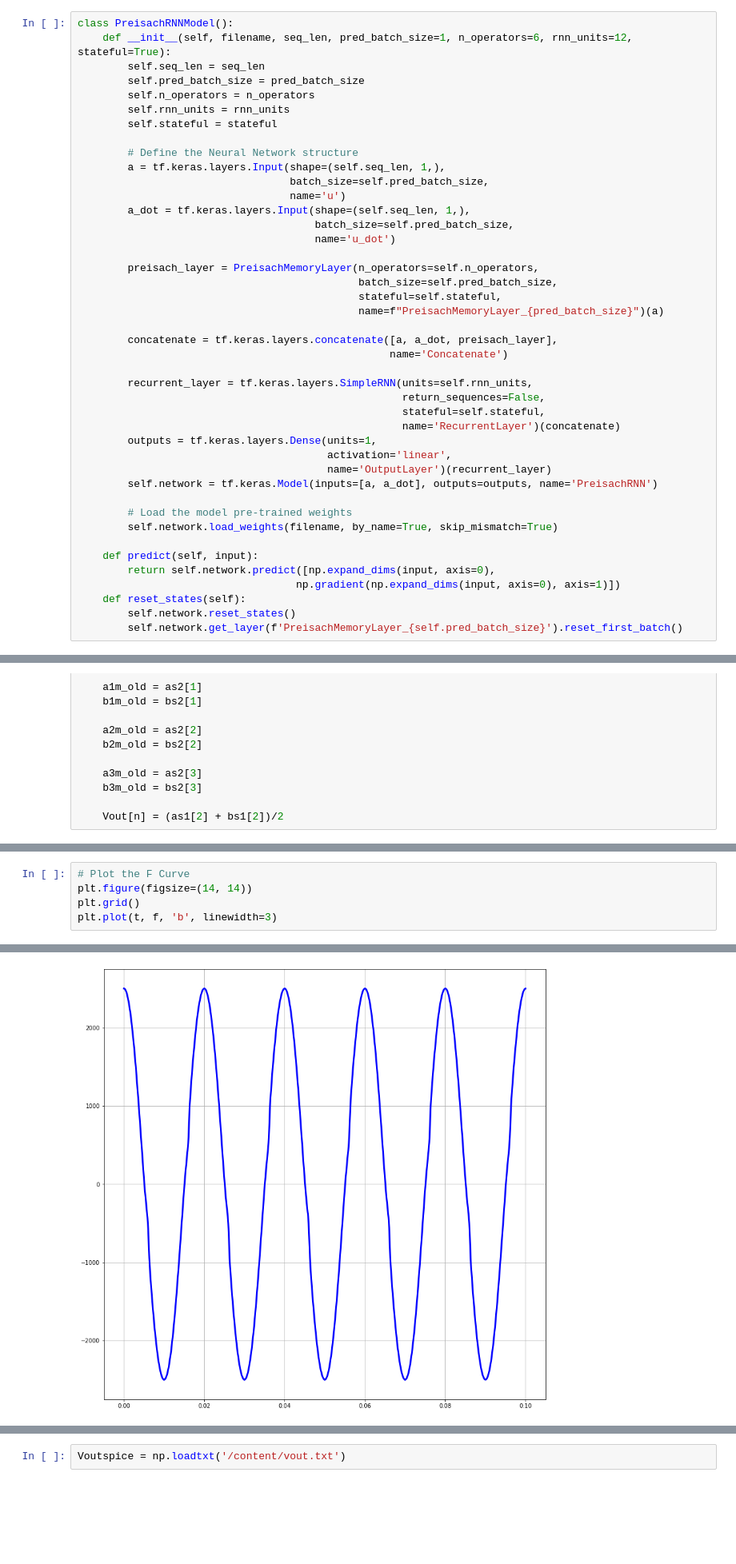
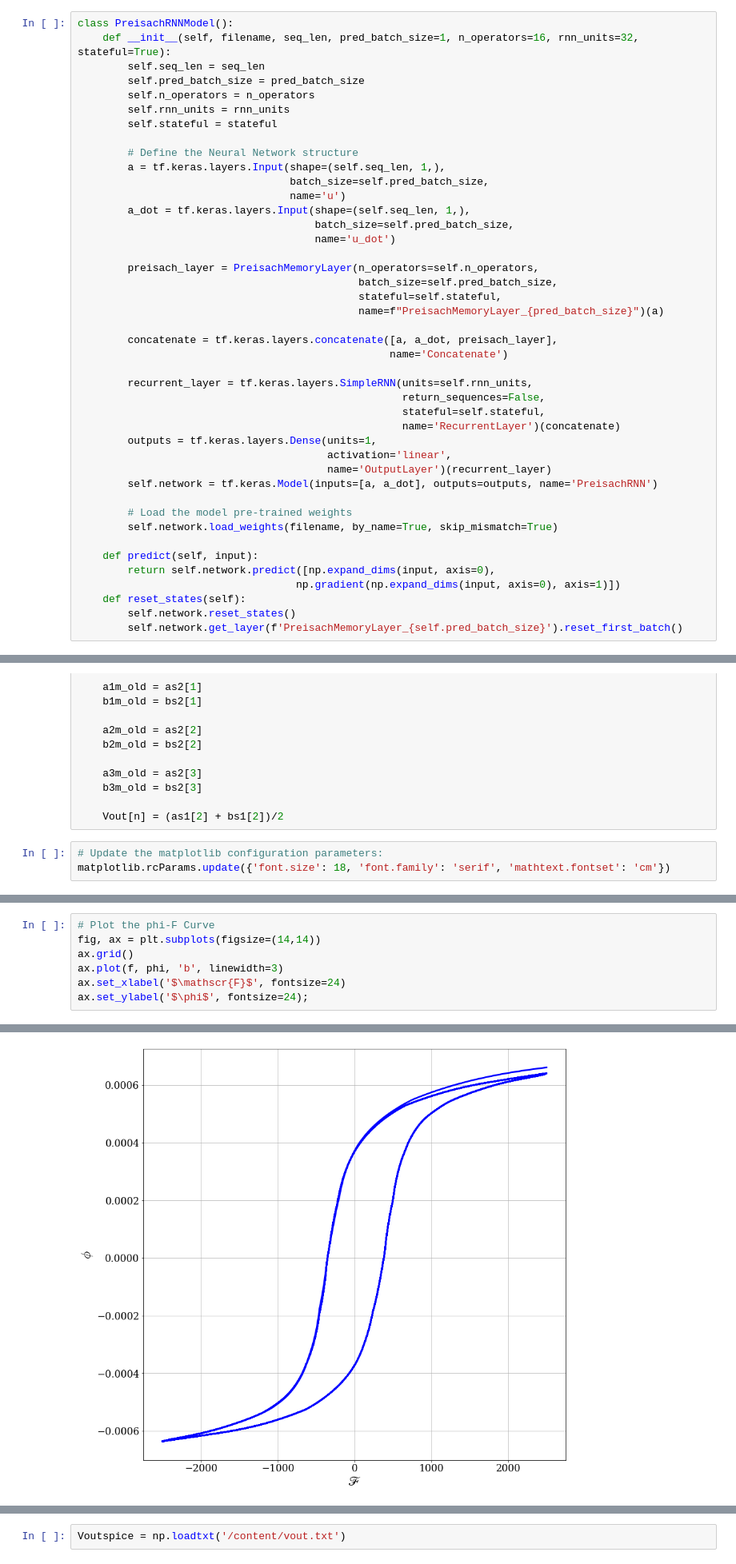
Before and after one commit to olivieromassi/Hysteresis-Modelling-with-Neural-Networks, a Jupyter notebook: WDFHysteresisModel.ipynb, the cells around one changed output, grey strips where cells are left out. Shown at 80% size. Saved outputs shown, nothing was run; the diff lists cells and outputs as text; blank space fills up the shorter version.

Commit message:
Added code to better format the plots for Latex

```diff
--- a/WDFHysteresisModel.ipynb
+++ b/WDFHysteresisModel.ipynb
@@ -84,7 +85,7 @@ class PreisachMemoryLayer(tf.keras.layers.Layer):
         self.fist_batch = True
 # %%
 class PreisachRNNModel():
-    def __init__(self, filename, seq_len, pred_batch_size=1, n_operators=6, rnn_units=12, stateful=True):
+    def __init__(self, filename, seq_len, pred_batch_size=1, n_operators=16, rnn_units=32, stateful=True):
         self.seq_len = seq_len
         self.pred_batch_size = pred_batch_size
         self.n_operators = n_operators
@@ -420,5 +421,8 @@ for n in range(num_samples):
     b3m_old = bs2[3]
 
     Vout[n] = (as1[2] + bs1[2])/2
+# %%
+# Update the matplotlib configuration parameters:
+matplotlib.rcParams.update({'font.size': 18, 'font.family': 'serif', 'mathtext.fontset': 'cm'})
 # %%
 # Plot the voltage measured on the Load Resistance using the Non-Linear Reluctance
@@ -439,6 +457,8 @@ plt.plot(t, a, 'b', linewidth=3)
 # %%
-# Plot the F Curve
-plt.figure(figsize=(14, 14))
-plt.grid()
-plt.plot(t, f, 'b', linewidth=3)
+# Plot the phi-F Curve
+fig, ax = plt.subplots(figsize=(14,14))
+ax.grid()
+ax.plot(f, phi, 'b', linewidth=3)
+ax.set_xlabel('$\mathscr{F}$', fontsize=24)
+ax.set_ylabel('$\phi$', fontsize=24);
 # %% [output]
@@ -446 +465 @@ plt.plot(t, f, 'b', linewidth=3)
-[figure, old version]
+[figure, new version]
```
Also changed, not shown: parts of 7 cells of this notebook.
